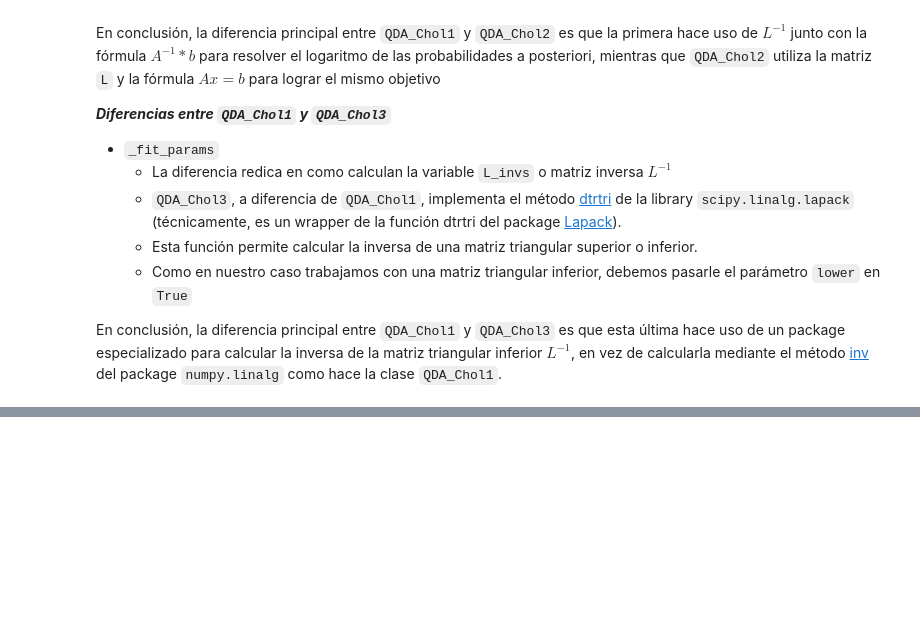
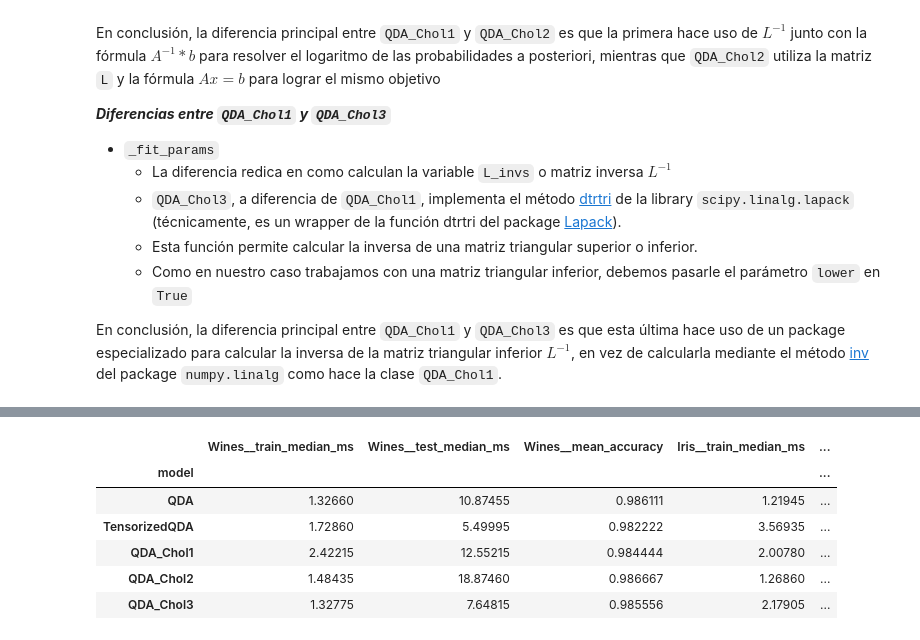
Before and after one commit to gasper-az/implementations, a Jupyter notebook: trabajo_practico/AMIA_2025_TP1.ipynb, the cells around one changed output, grey strips where cells are left out. Saved outputs shown, nothing was run; the diff lists cells and outputs as text; code cells hidden in the pictures; blank space fills up the shorter version.

```diff
--- a/trabajo_practico/AMIA_2025_TP1.ipynb
+++ b/trabajo_practico/AMIA_2025_TP1.ipynb
@@ -601,0 +616,5 @@ Test size fraction: 0.2
+# %%
+# Penguins Dataset
+
+X_full_penguins, y_full_penguins = get_penguins_dataset()
+y_full_encoded_penguins = label_encode(y_full_penguins)
@@ -895,0 +1025,20 @@ En conclusión, la diferencia principal entre `QDA_Chol1` y `QDA_Chol3` es que e
+# %%
+bench_3_11_wines_summ = bench_3_11_wines.summary()[['train_median_ms', 'test_median_ms','mean_accuracy']]
+bench_3_11_iris_summ = bench_3_11_iris.summary()[['train_median_ms', 'test_median_ms','mean_accuracy']]
+bench_3_11_penguins_summ = bench_3_11_penguins.summary()[['train_median_ms', 'test_median_ms','mean_accuracy']]
+# %%
+bench_3_11_wines_summ.columns = "Wines__" + bench_3_11_wines_summ.columns
+bench_3_11_iris_summ.columns = "Iris__" + bench_3_11_iris_summ.columns
+bench_3_11_penguins_summ.columns = "Penguins__" + bench_3_11_penguins_summ.columns
+# %%
+bench_3_11_comparisson = pd.concat([bench_3_11_wines_summ, bench_3_11_iris_summ, bench_3_11_penguins_summ], ignore_index=False, axis=1)
+# %%
+display(bench_3_11_comparisson)
+# %% [output]
+|  | Wines__train_median_ms | Wines__test_median_ms | Wines__mean_accuracy | Iris__train_median_ms | ... |
+| model |  |  |  |  | ... |
+| QDA | 1.32660 | 10.87455 | 0.986111 | 1.21945 | ... |
+| TensorizedQDA | 1.72860 | 5.49995 | 0.982222 | 3.56935 | ... |
+| QDA_Chol1 | 2.42215 | 12.55215 | 0.984444 | 2.00780 | ... |
+| QDA_Chol2 | 1.48435 | 18.87460 | 0.986667 | 1.26860 | ... |
+| QDA_Chol3 | 1.32775 | 7.64815 | 0.985556 | 2.17905 | ... |
```
Also changed, not shown: parts of 17 cells of this notebook.
